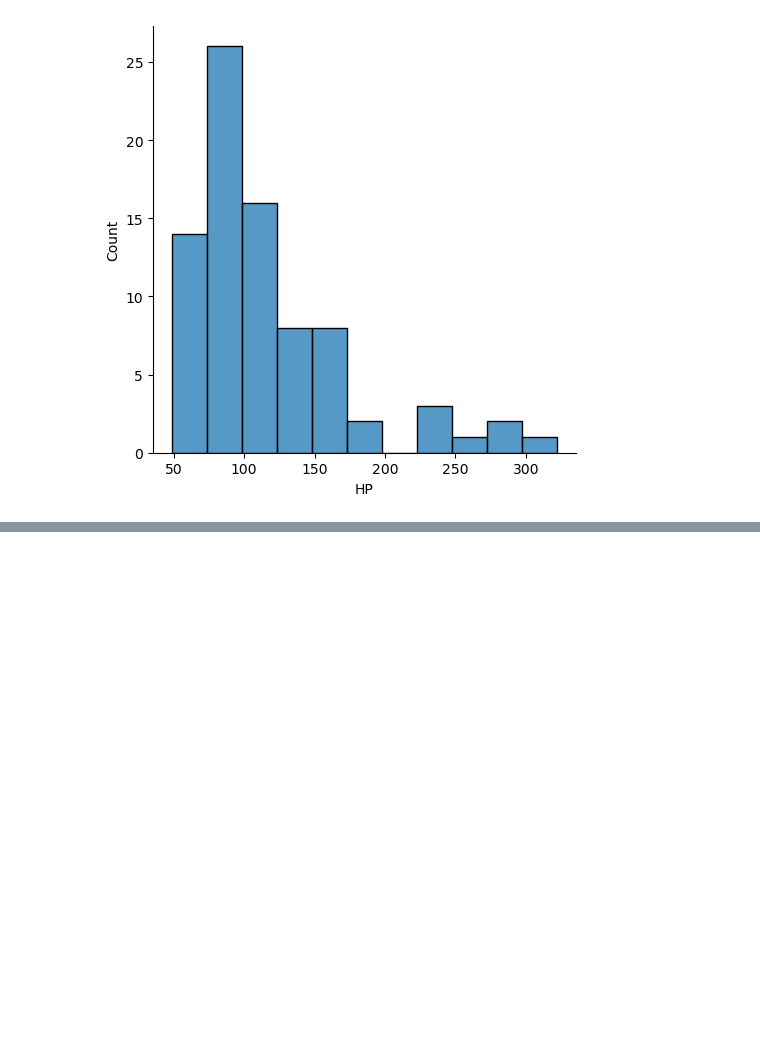
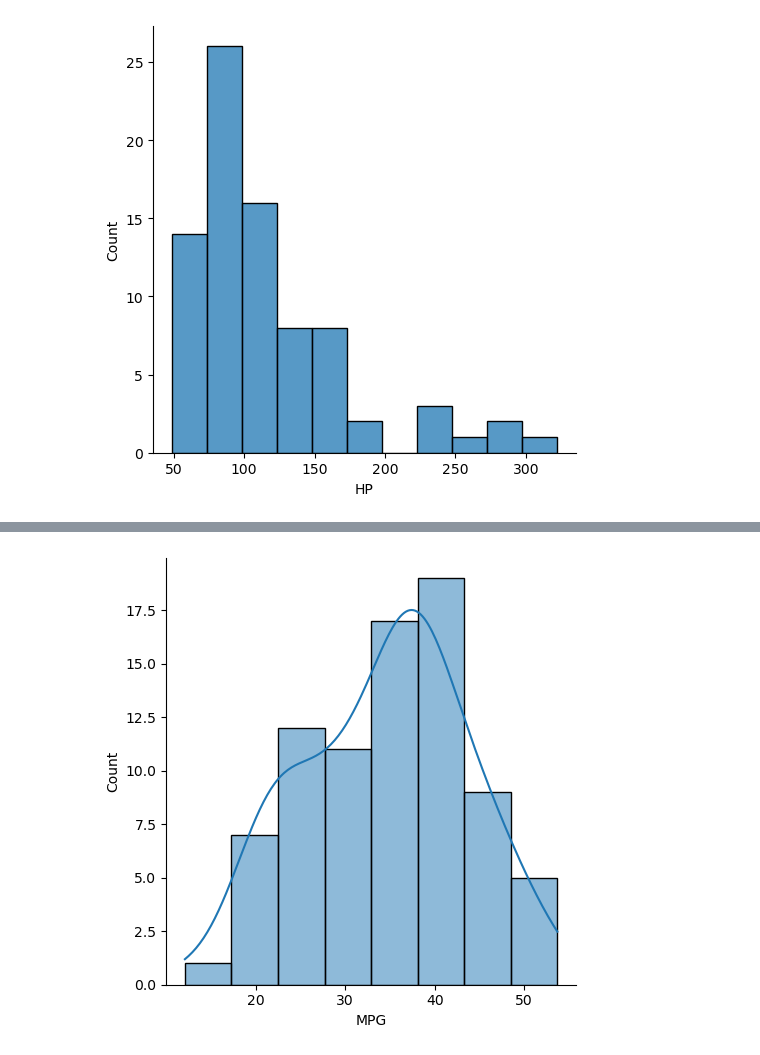
Before and after one commit to 2311cs020389/ml-with-flask-development, a Jupyter notebook: cars.ipynb, the cells around one changed output, grey strips where cells are left out. Saved outputs shown, nothing was run; the diff lists cells and outputs as text; code cells hidden in the pictures; blank space fills up the shorter version.

```diff
--- a/cars.ipynb
+++ b/cars.ipynb
@@ -72,0 +78,5 @@ sns.displot(cars["HP"])
+# %%
+sns.displot(cars["MPG"],kde=True)
+plt.show()
+# %% [output]
+[figure, added]
```
Also changed, not shown: parts of 16 cells of this notebook.
